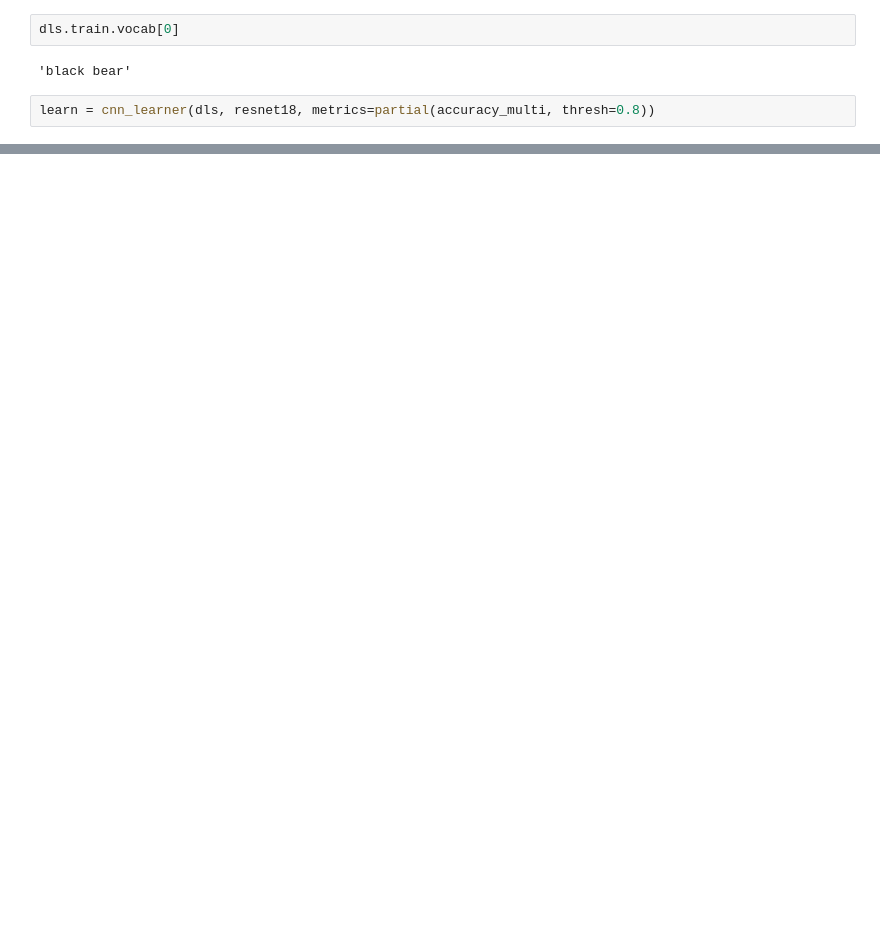
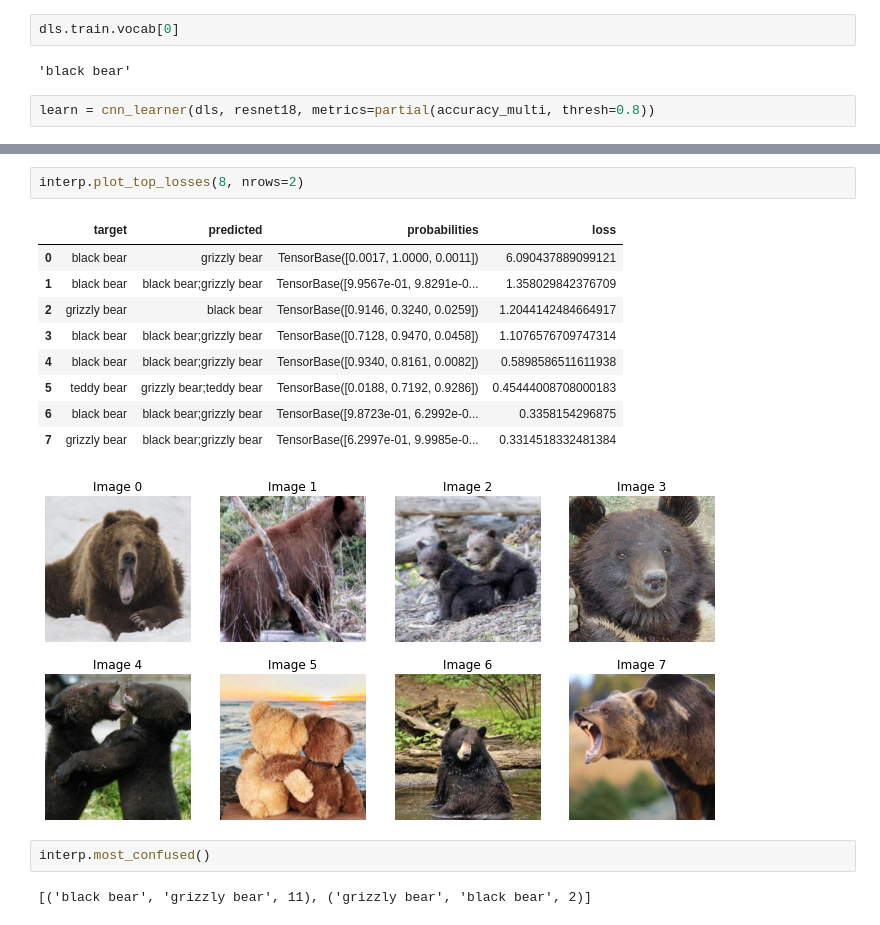
Before and after one commit to i-SanMartin/FastAI, a Jupyter notebook: 06_Multicat/BearClassifier.ipynb, the cells around one changed output, grey strips where cells are left out. Saved outputs shown, nothing was run; the diff lists cells and outputs as text; blank space fills up the shorter version.

```diff
--- a/06_Multicat/BearClassifier.ipynb
+++ b/06_Multicat/BearClassifier.ipynb
@@ -127,0 +134,17 @@ learn.fine_tune(4)
+# %%
+interp.plot_top_losses(8, nrows=2)
+# %% [output]
+|  | target | predicted | probabilities | loss |
+| 0 | black bear | grizzly bear | TensorBase([0.0017, 1.0000, 0.0011]) | 6.090437889099121 |
+| 1 | black bear | black bear;grizzly bear | TensorBase([9.9567e-01, 9.8291e-0... | 1.358029842376709 |
+| 2 | grizzly bear | black bear | TensorBase([0.9146, 0.3240, 0.0259]) | 1.2044142484664917 |
+| 3 | black bear | black bear;grizzly bear | TensorBase([0.7128, 0.9470, 0.0458]) | 1.1076576709747314 |
+| 4 | black bear | black bear;grizzly bear | TensorBase([0.9340, 0.8161, 0.0082]) | 0.5898586511611938 |
+| 5 | teddy bear | grizzly bear;teddy bear | TensorBase([0.0188, 0.7192, 0.9286]) | 0.45444008708000183 |
+| 6 | black bear | black bear;grizzly bear | TensorBase([9.8723e-01, 6.2992e-0... | 0.3358154296875 |
+| 7 | grizzly bear | black bear;grizzly bear | TensorBase([6.2997e-01, 9.9985e-0... | 0.3314518332481384 |
+[figure, added]
+# %%
+interp.most_confused()
+# %% [output]
+[('black bear', 'grizzly bear', 11), ('grizzly bear', 'black bear', 2)]
```
Also changed, not shown: parts of 9 cells of this notebook.
